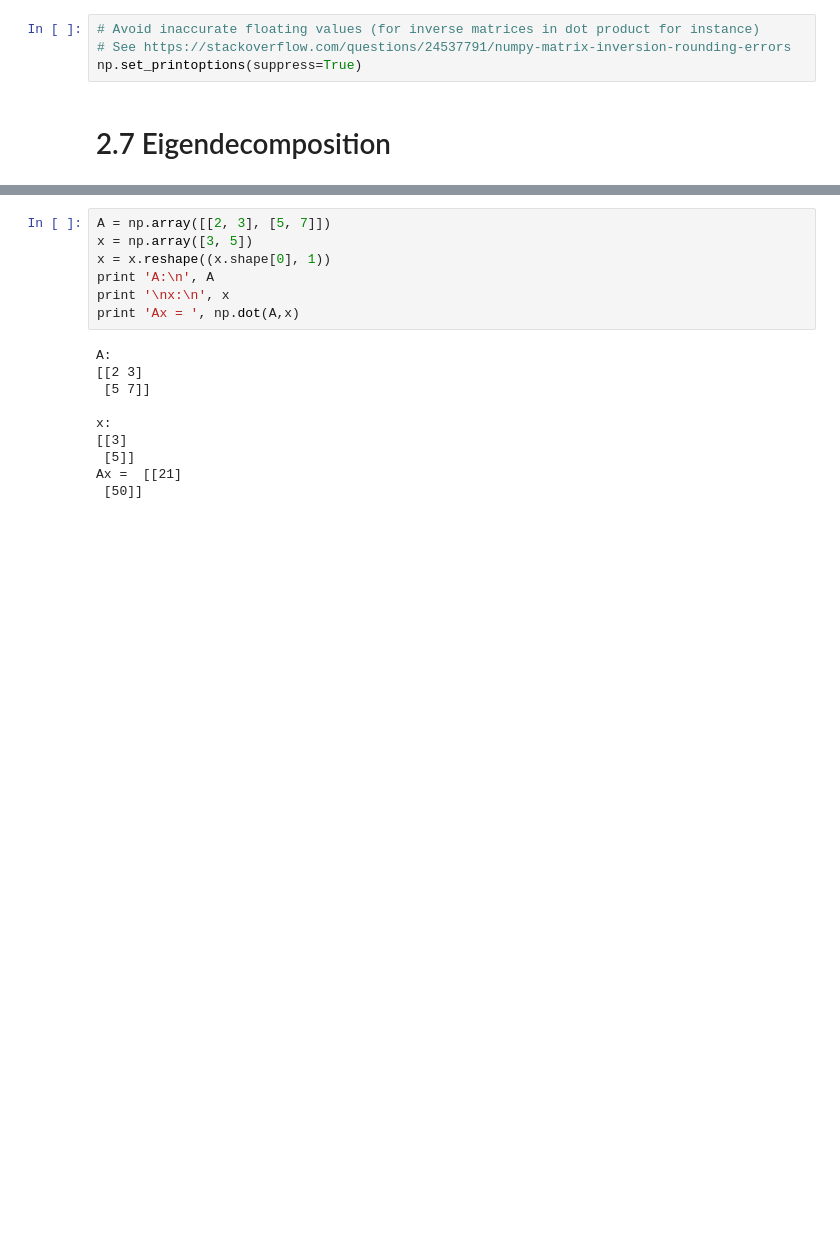
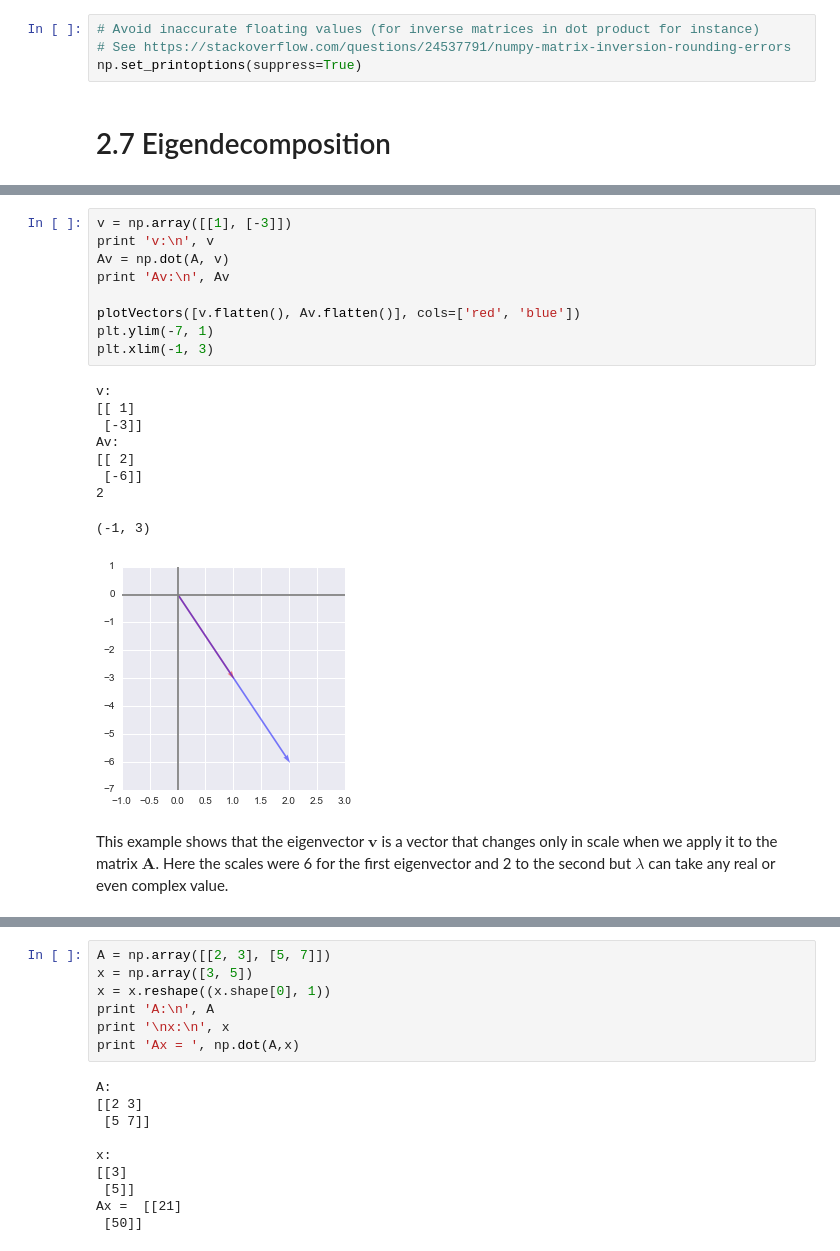
Before and after one commit to hadrienj/deepLearningBook-Notes, a Jupyter notebook: 2.7 Eigendecomposition.ipynb, the cells around one changed output, grey strips where cells are left out. Saved outputs shown, nothing was run; the diff lists cells and outputs as text; blank space fills up the shorter version.

```diff
--- a/2.7 Eigendecomposition.ipynb
+++ b/2.7 Eigendecomposition.ipynb
@@ -24,0 +169,21 @@ np.set_printoptions(suppress=True)
+# %%
+v = np.array([[1], [-3]])
+print 'v:\n', v
+Av = np.dot(A, v)
+print 'Av:\n', Av
+
+plotVectors([v.flatten(), Av.flatten()], cols=['red', 'blue'])
+plt.ylim(-7, 1)
+plt.xlim(-1, 3)
+# %% [output]
+v:
+[[ 1]
+ [-3]]
+Av:
+[[ 2]
+ [-6]]
+2
+(-1, 3)
+[figure, added]
+# %% [markdown]
+This example shows that the eigenvector $\boldsymbol{v}$ is a vector that changes only in scale when we apply it to the matrix $\boldsymbol{A}$. Here the scales were 6 for the first eigenvector and 2 to the second but $\lambda$ can take any real or even complex value.
```
Also changed, not shown: parts of 25 cells of this notebook, 2 other files.
